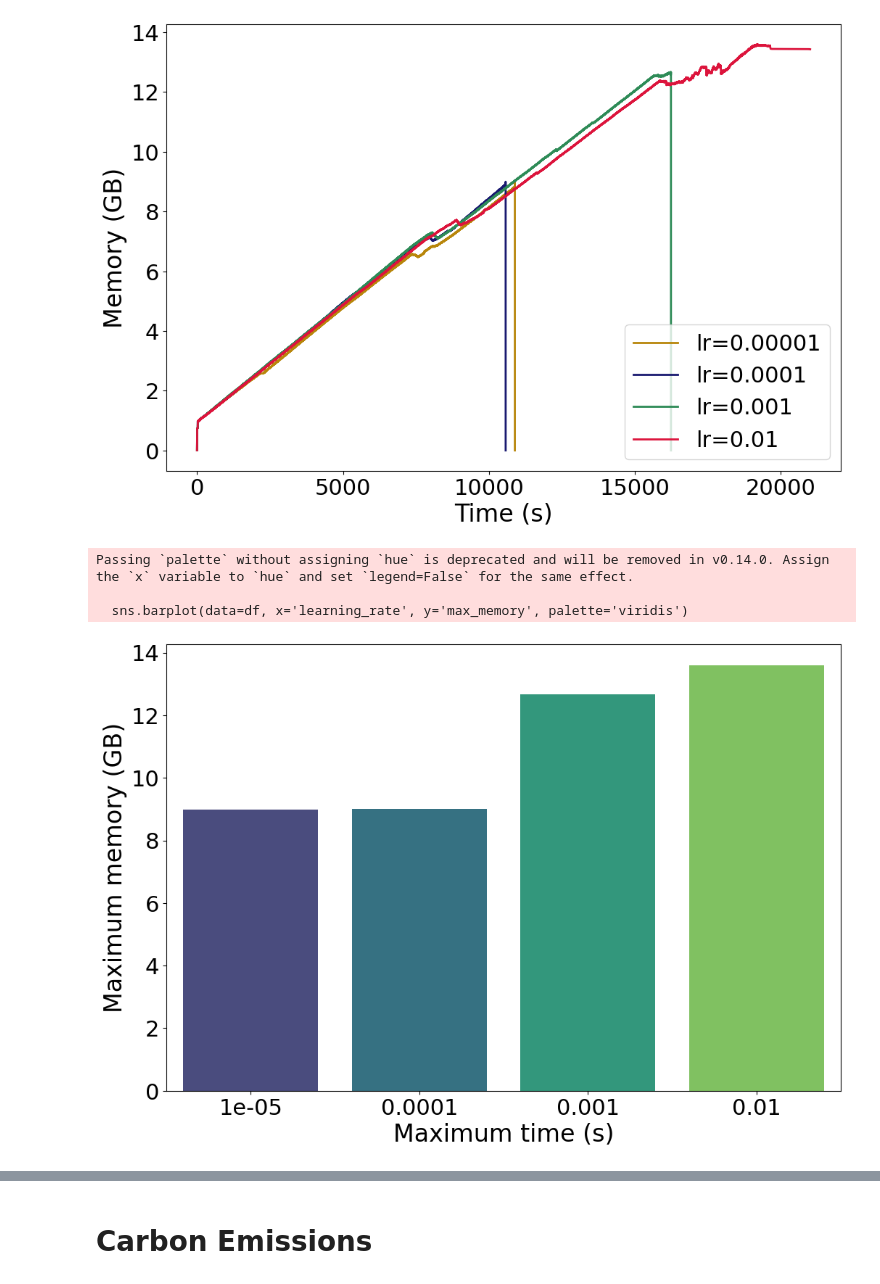
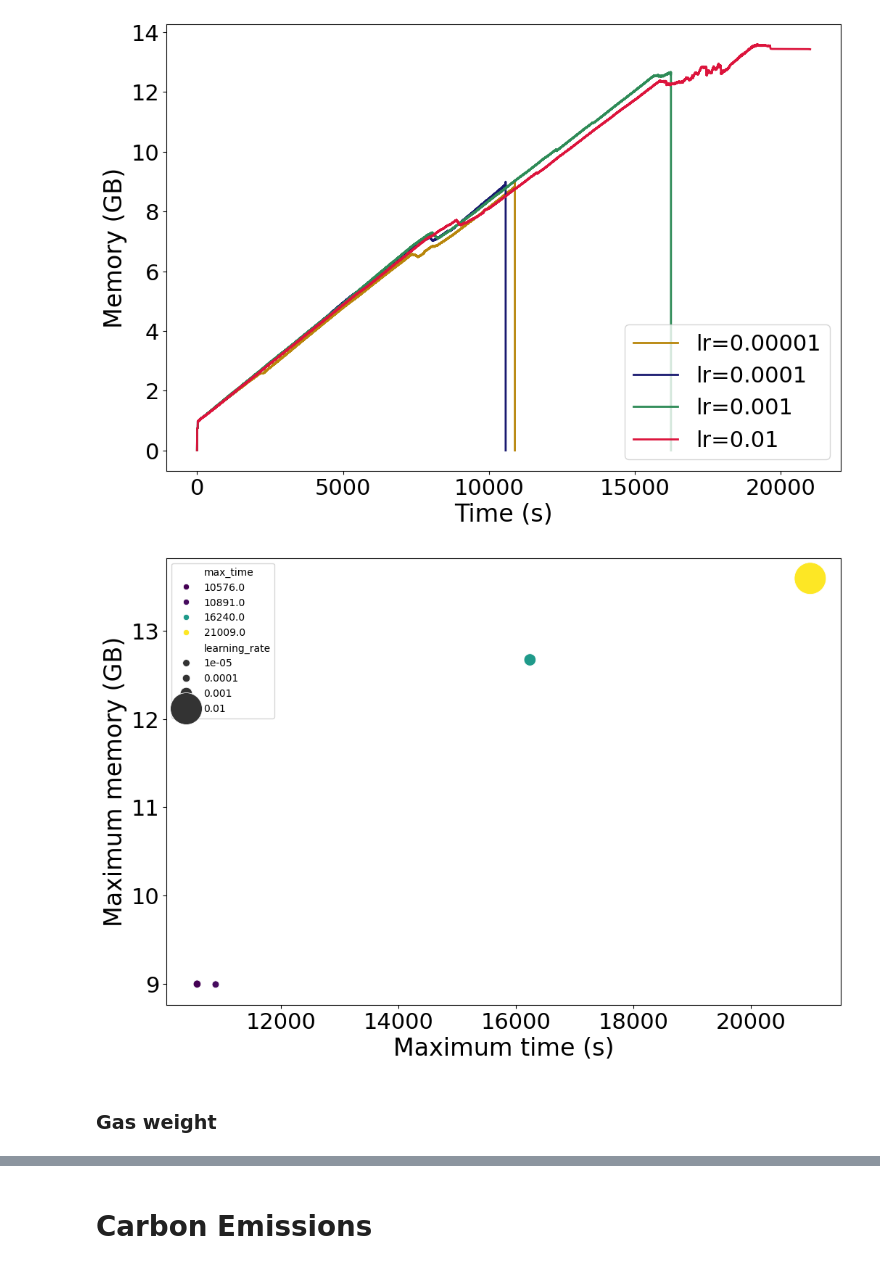
Before and after one commit to albert-queralto/car_racing_rl, a Jupyter notebook: notebooks/resources.ipynb, the cells around one changed output, grey strips where cells are left out. Saved outputs shown, nothing was run; the diff lists cells and outputs as text; code cells hidden in the pictures.

```diff
--- a/notebooks/resources.ipynb
+++ b/notebooks/resources.ipynb
@@ -13,8 +15,8 @@ import seaborn as sns
 # %%
-path_3 = r"/home/docker/car_racing/models/DQN_1" # LR = 0.00001
-path_4 = r"/home/docker/car_racing/models/DQN_2" # LR = 0.0001
-path_5 = r"/home/docker/car_racing/models/DQN_3" # LR = 0.001
-path_6 = r"/home/docker/car_racing/models/DQN_4" # LR = 0.01
+path_3 = r"/home/docker/car_racing/models/DQN/DQN_1" # LR = 0.00001
+path_4 = r"/home/docker/car_racing/models/DQN/DQN_2" # LR = 0.0001
+path_5 = r"/home/docker/car_racing/models/DQN/DQN_3" # LR = 0.001
+path_6 = r"/home/docker/car_racing/models/DQN/DQN_4" # LR = 0.01
 # %%
 file_lr00001 = os.path.join(path_3, 'mprofile_20240329190832.dat')
 file_lr0001 = os.path.join(path_4, "mprofile_20240330060910.dat")
@@ -56,22 +58,21 @@ learning_rates = [0.00001, 0.0001, 0.001, 0.01]
 df = pd.DataFrame({'learning_rate': learning_rates, 'max_memory': max_values, 'max_time': max_time})
 # %%
 plt.figure(figsize=(12, 8))
-# sns.scatterplot(data=df, x='max_time', y='max_memory',
-#                 hue='max_time', size='learning_rate',
-#                 sizes=(50, 1000), palette='viridis')
-sns.barplot(data=df, x='learning_rate', y='max_memory', palette='viridis')
+sns.scatterplot(data=df, x='max_time', y='max_memory',
+                hue='max_time', size='learning_rate',
+                sizes=(50, 1000), palette='viridis')
+# sns.barplot(data=df, x='learning_rate', y='max_memory', palette='viridis')
 
 # Set labels and title
 plt.ylabel('Maximum memory (GB)', fontsize=24)
-plt.xlabel('Learning rate', fontsize=24)
+plt.xlabel('Maximum time (s)', fontsize=24)
 plt.xticks(fontsize=22)
 plt.yticks(fontsize=22)
 # plt.legend(fontsize=20, loc='upper left')
 
 # Show the plot
 plt.show()
 # %% [output]
-Passing `palette` without assigning `hue` is deprecated and will be removed in v0.14.0. Assign the `x` variable to `hue` and set `legend=False` for the same effect.
-
-  sns.barplot(data=df, x='learning_rate', y='max_memory', palette='viridis')
-[figure, old version]
+[figure, new version]
+# %% [markdown]
+### Gas weight
```
Also changed, not shown: parts of 14 cells of this notebook, 1 other file.
